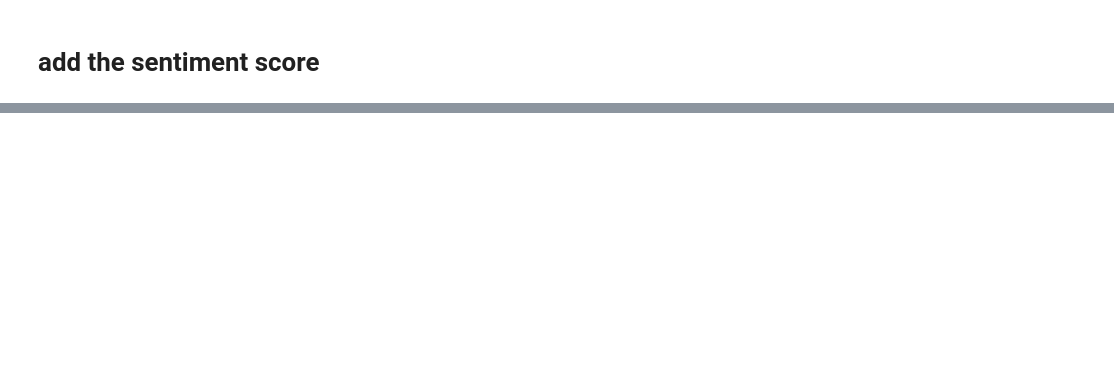
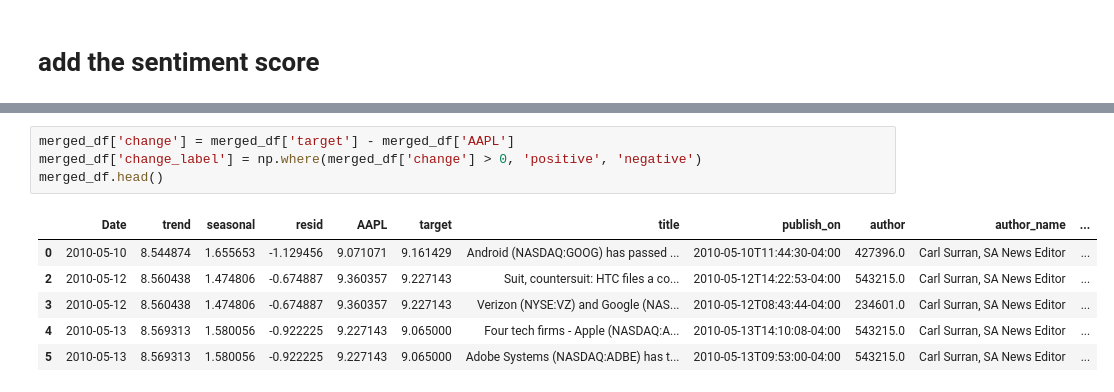
Before and after one commit to liukai1919/StockMarketPrediction-, a Jupyter notebook: notebooks/trend_machine_learning.ipynb, the cells around one changed output, grey strips where cells are left out. Drawn from its saved outputs; the diff is of its cells as text; blank space fills up the shorter version.

```diff
--- a/notebooks/trend_machine_learning.ipynb
+++ b/notebooks/trend_machine_learning.ipynb
@@ -148,0 +149,11 @@ merged_df.head()
+# %%
+merged_df['change'] = merged_df['target'] - merged_df['AAPL']
+merged_df['change_label'] = np.where(merged_df['change'] > 0, 'positive', 'negative')
+merged_df.head()
+# %% [output]
+|  | Date | trend | seasonal | resid | AAPL | target | title | publish_on | author | author_name | ... |
+| 0 | 2010-05-10 | 8.544874 | 1.655653 | -1.129456 | 9.071071 | 9.161429 | Android (NASDAQ:GOOG) has passed ... | 2010-05-10T11:44:30-04:00 | 427396.0 | Carl Surran, SA News Editor | ... |
+| 2 | 2010-05-12 | 8.560438 | 1.474806 | -0.674887 | 9.360357 | 9.227143 | Suit, countersuit: HTC files a co... | 2010-05-12T14:22:53-04:00 | 543215.0 | Carl Surran, SA News Editor | ... |
+| 3 | 2010-05-12 | 8.560438 | 1.474806 | -0.674887 | 9.360357 | 9.227143 | Verizon (NYSE:VZ) and Google (NAS... | 2010-05-12T08:43:44-04:00 | 234601.0 | Carl Surran, SA News Editor | ... |
+| 4 | 2010-05-13 | 8.569313 | 1.580056 | -0.922225 | 9.227143 | 9.065000 | Four tech firms - Apple (NASDAQ:A... | 2010-05-13T14:10:08-04:00 | 543215.0 | Carl Surran, SA News Editor | ... |
+| 5 | 2010-05-13 | 8.569313 | 1.580056 | -0.922225 | 9.227143 | 9.065000 | Adobe Systems (NASDAQ:ADBE) has t... | 2010-05-13T09:53:00-04:00 | 543215.0 | Carl Surran, SA News Editor | ... |
```
Also changed, not shown: parts of 14 cells of this notebook, 5 other files.
